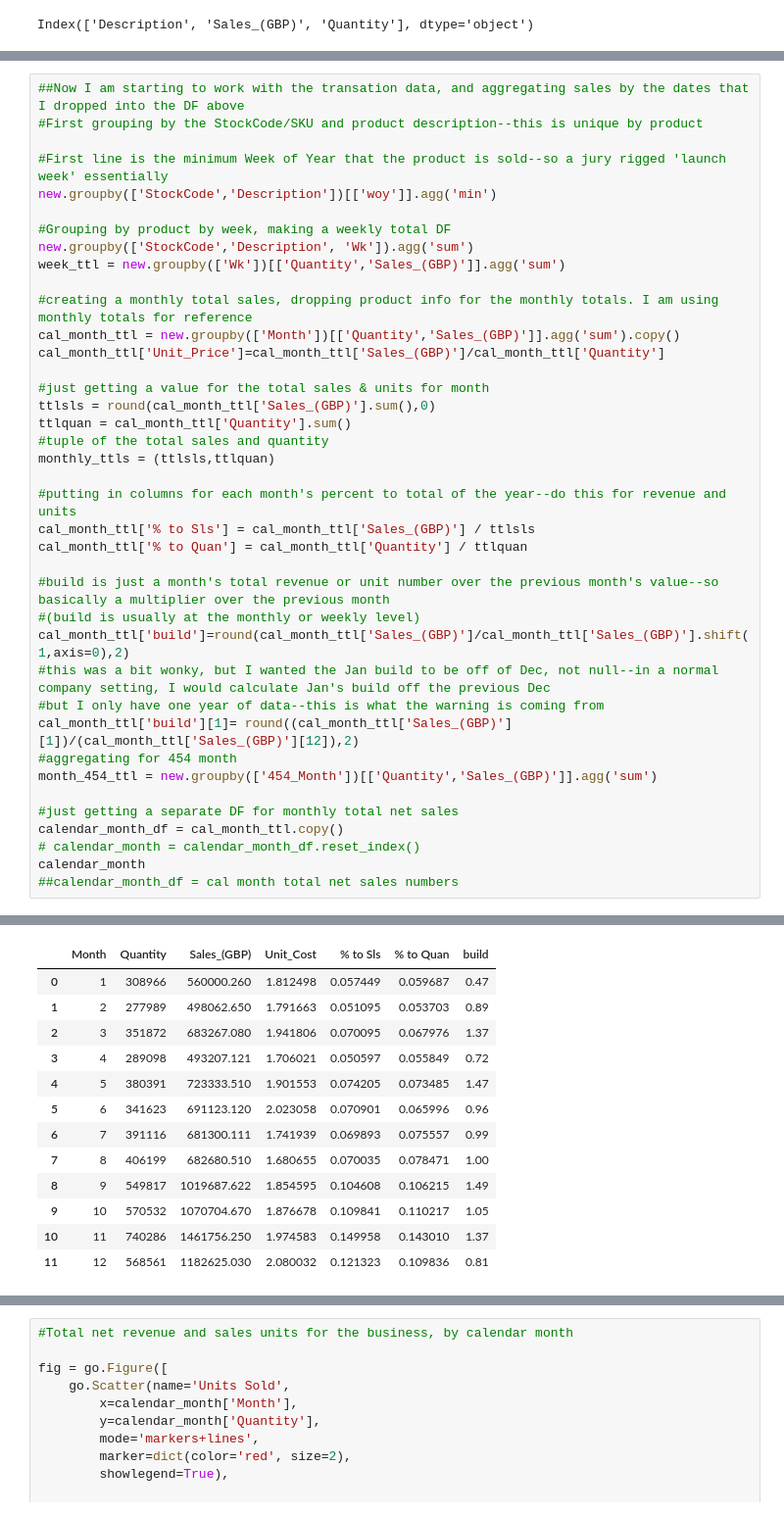
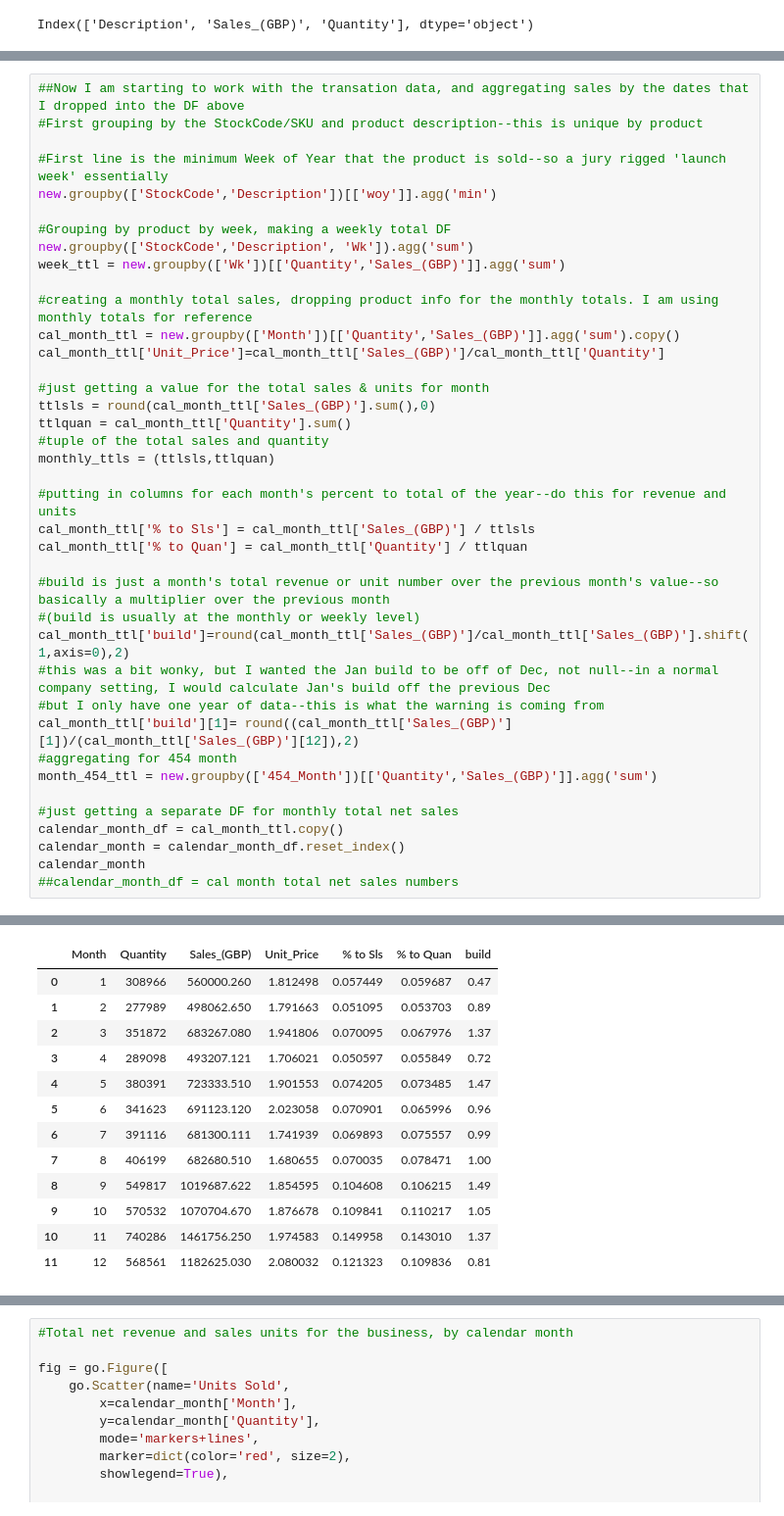
Before and after one commit to axpinkerton/projects, a Jupyter notebook: proj1nb.ipynb, the cells around one changed output, grey strips where cells are left out. Shown at 98% size. Cells and saved outputs as stored; diff of their text form.

```diff
--- a/proj1nb.ipynb
+++ b/proj1nb.ipynb
@@ -208,35 +209,35 @@ week_ttl = new.groupby(['Wk'])[['Quantity','Sales_(GBP)']].agg('sum')
 cal_month_ttl = new.groupby(['Month'])[['Quantity','Sales_(GBP)']].agg('sum').copy()
 cal_month_ttl['Unit_Price']=cal_month_ttl['Sales_(GBP)']/cal_month_ttl['Quantity']
 
 #just getting a value for the total sales & units for month
 ttlsls = round(cal_month_ttl['Sales_(GBP)'].sum(),0)
 ttlquan = cal_month_ttl['Quantity'].sum()
 #tuple of the total sales and quantity
 monthly_ttls = (ttlsls,ttlquan)
 
 #putting in columns for each month's percent to total of the year--do this for revenue and units
 cal_month_ttl['% to Sls'] = cal_month_ttl['Sales_(GBP)'] / ttlsls
 cal_month_ttl['% to Quan'] = cal_month_ttl['Quantity'] / ttlquan
 
 #build is just a month's total revenue or unit number over the previous month's value--so basically a multiplier over the previous month
 #(build is usually at the monthly or weekly level)
 cal_month_ttl['build']=round(cal_month_ttl['Sales_(GBP)']/cal_month_ttl['Sales_(GBP)'].shift(1,axis=0),2)
 #this was a bit wonky, but I wanted the Jan build to be off of Dec, not null--in a normal company setting, I would calculate Jan's build off the previous Dec
 #but I only have one year of data--this is what the warning is coming from
 cal_month_ttl['build'][1]= round((cal_month_ttl['Sales_(GBP)'][1])/(cal_month_ttl['Sales_(GBP)'][12]),2)
 #aggregating for 454 month
 month_454_ttl = new.groupby(['454_Month'])[['Quantity','Sales_(GBP)']].agg('sum')
 
 #just getting a separate DF for monthly total net sales
 calendar_month_df = cal_month_ttl.copy()
-# calendar_month = calendar_month_df.reset_index()
+calendar_month = calendar_month_df.reset_index()
 calendar_month
 ##calendar_month_df = cal month total net sales numbers
 # %% [output]
 A value is trying to be set on a copy of a slice from a DataFrame
 
 See the caveats in the documentation: https://pandas.pydata.org/pandas-docs/stable/user_guide/indexing.html#returning-a-view-versus-a-copy
-|  | Month | Quantity | Sales_(GBP) | Unit_Cost | % to Sls | % to Quan | build |
+|  | Month | Quantity | Sales_(GBP) | Unit_Price | % to Sls | % to Quan | build |
 | 0 | 1 | 308966 | 560000.260 | 1.812498 | 0.057449 | 0.059687 | 0.47 |
 | 1 | 2 | 277989 | 498062.650 | 1.791663 | 0.051095 | 0.053703 | 0.89 |
 | 2 | 3 | 351872 | 683267.080 | 1.941806 | 0.070095 | 0.067976 | 1.37 |
```
Also changed, not shown: parts of 12 cells of this notebook.
